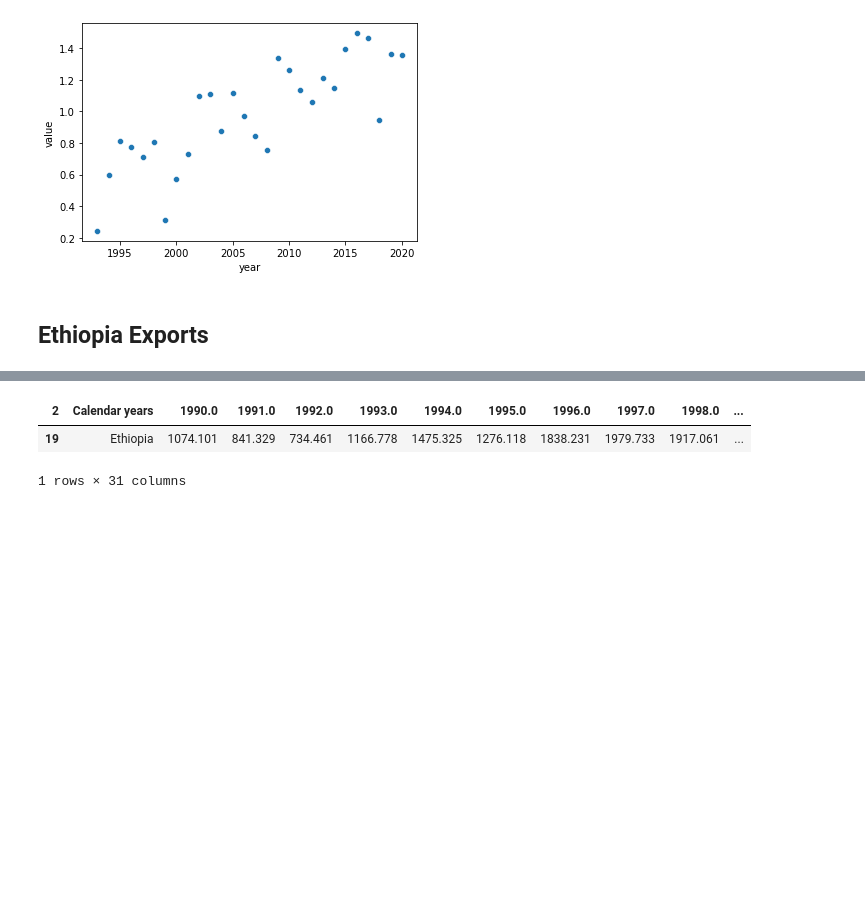
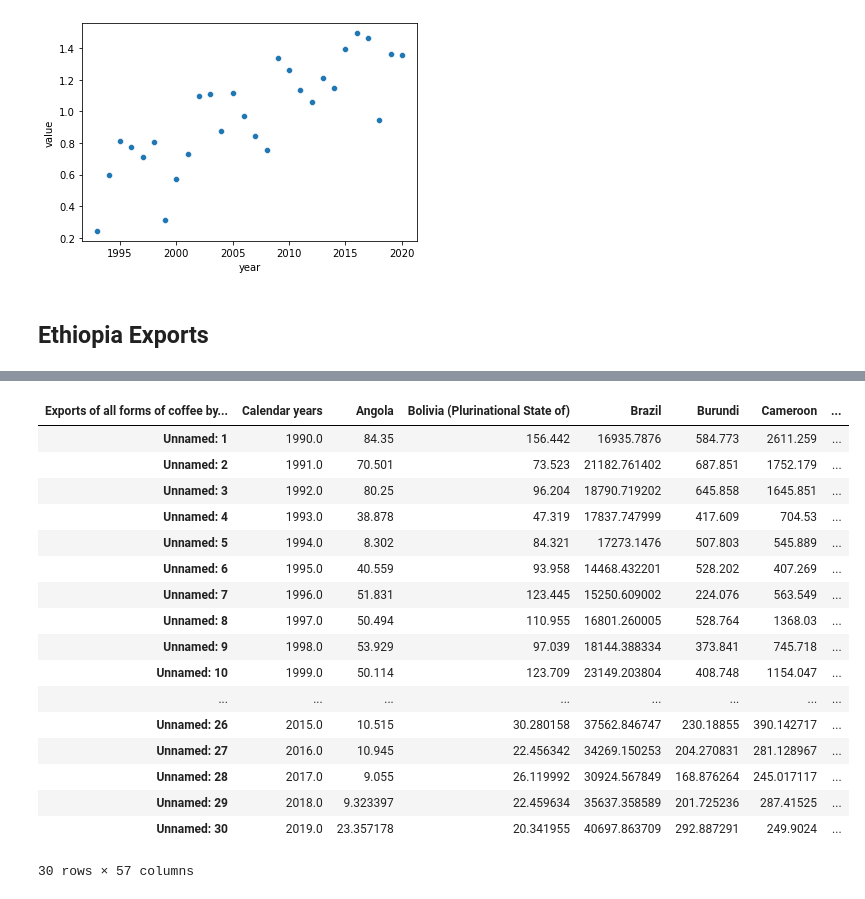
Before and after one commit to sanghyuns/Climate_Change_vs_Coffee_Production, a Jupyter notebook: Shawn.ipynb, the cells around one changed output, grey strips where cells are left out. Drawn from its saved outputs; the diff is of its cells as text; code cells hidden in the pictures; blank space fills up the shorter version.

```diff
--- a/Shawn.ipynb
+++ b/Shawn.ipynb
@@ -96,2 +90,2 @@ eth_exp.columns = new_header
 # %%
-eth_exp
+eth_exp = eth_exp.T
@@ -117,6 +96,21 @@ eth_exp
 # %%
-eth_exp[eth_exp['Calendar years'] == 'Ethiopia']
+eth_exp
 # %% [output]
-| 2 | Calendar years | 1990.0 | 1991.0 | 1992.0 | 1993.0 | 1994.0 | 1995.0 | 1996.0 | 1997.0 | 1998.0 | ... |
-| 19 | Ethiopia | 1074.101 | 841.329 | 734.461 | 1166.778 | 1475.325 | 1276.118 | 1838.231 | 1979.733 | 1917.061 | ... |
+| Exports of all forms of coffee by... | Calendar years | Angola | Bolivia (Plurinational State of) | Brazil | Burundi | Cameroon | ... |
+| Unnamed: 1 | 1990.0 | 84.35 | 156.442 | 16935.7876 | 584.773 | 2611.259 | ... |
+| Unnamed: 2 | 1991.0 | 70.501 | 73.523 | 21182.761402 | 687.851 | 1752.179 | ... |
+| Unnamed: 3 | 1992.0 | 80.25 | 96.204 | 18790.719202 | 645.858 | 1645.851 | ... |
+| Unnamed: 4 | 1993.0 | 38.878 | 47.319 | 17837.747999 | 417.609 | 704.53 | ... |
+| Unnamed: 5 | 1994.0 | 8.302 | 84.321 | 17273.1476 | 507.803 | 545.889 | ... |
+| Unnamed: 6 | 1995.0 | 40.559 | 93.958 | 14468.432201 | 528.202 | 407.269 | ... |
+| Unnamed: 7 | 1996.0 | 51.831 | 123.445 | 15250.609002 | 224.076 | 563.549 | ... |
+| Unnamed: 8 | 1997.0 | 50.494 | 110.955 | 16801.260005 | 528.764 | 1368.03 | ... |
+| Unnamed: 9 | 1998.0 | 53.929 | 97.039 | 18144.388334 | 373.841 | 745.718 | ... |
+| Unnamed: 10 | 1999.0 | 50.114 | 123.709 | 23149.203804 | 408.748 | 1154.047 | ... |
+| ... | ... | ... | ... | ... | ... | ... | ... |
+| Unnamed: 26 | 2015.0 | 10.515 | 30.280158 | 37562.846747 | 230.18855 | 390.142717 | ... |
+| Unnamed: 27 | 2016.0 | 10.945 | 22.456342 | 34269.150253 | 204.270831 | 281.128967 | ... |
+| Unnamed: 28 | 2017.0 | 9.055 | 26.119992 | 30924.567849 | 168.876264 | 245.017117 | ... |
+| Unnamed: 29 | 2018.0 | 9.323397 | 22.459634 | 35637.358589 | 201.725236 | 287.41525 | ... |
+| Unnamed: 30 | 2019.0 | 23.357178 | 20.341955 | 40697.863709 | 292.887291 | 249.9024 | ... |
-1 rows × 31 columns
+30 rows × 57 columns
```
Also changed, not shown: parts of 5 cells of this notebook.
